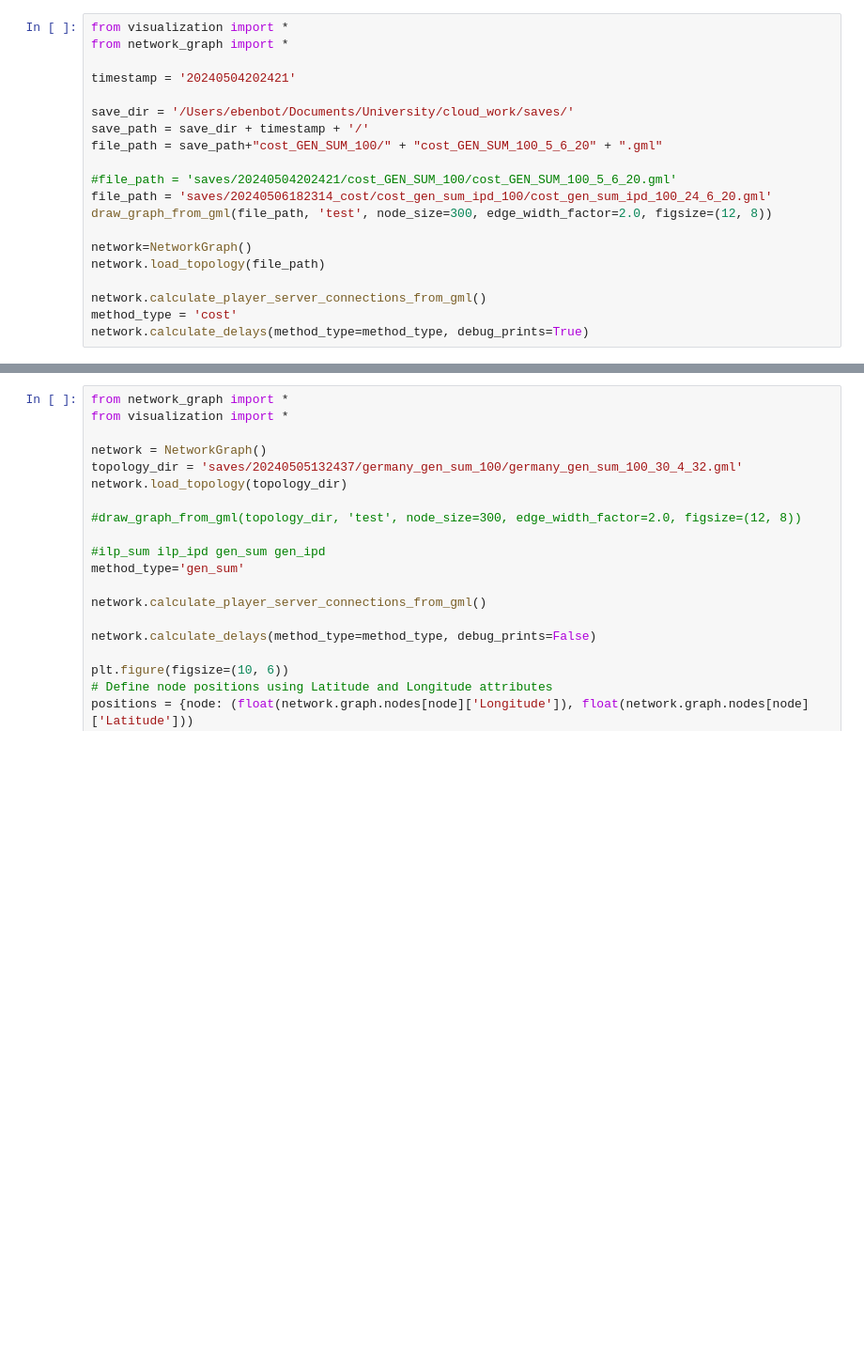
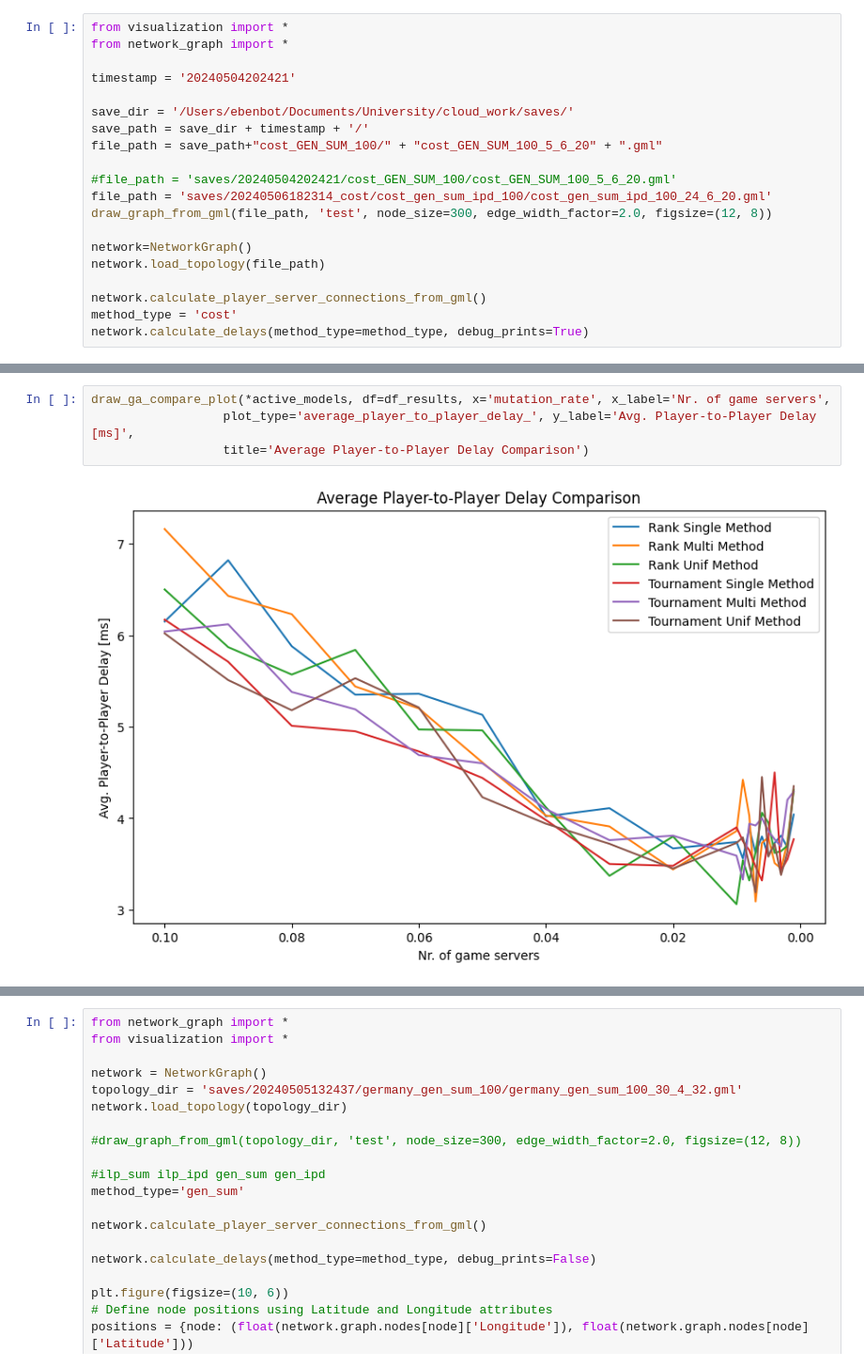
Before and after one commit to savelugi/cloud_work, a Jupyter notebook: testing.ipynb, the cells around one changed output, grey strips where cells are left out. Shown at 94% size. Cells and saved outputs as stored; diff of their text form; blank space fills up the shorter version.

```diff
--- a/testing.ipynb
+++ b/testing.ipynb
@@ -32,0 +54,6 @@ df_results = pd.read_csv(save_dir + csv_file_name, comment='#')
+# %%
+draw_ga_compare_plot(*active_models, df=df_results, x='mutation_rate', x_label='Nr. of game servers',
+                  plot_type='average_player_to_player_delay_', y_label='Avg. Player-to-Player Delay [ms]',
+                  title='Average Player-to-Player Delay Comparison')
+# %% [output]
+[figure, added]
```
Also changed, not shown: parts of 16 cells of this notebook, 3 other files.
